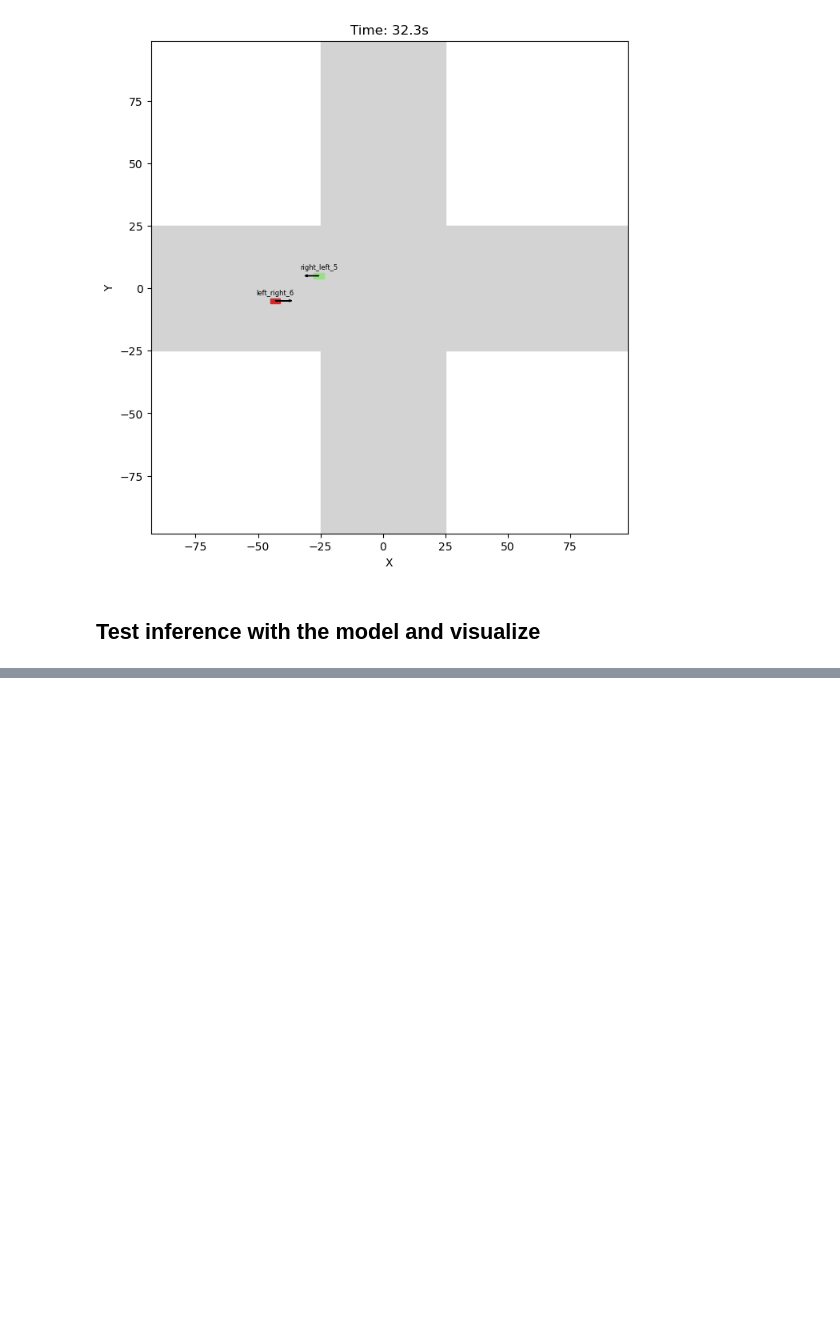
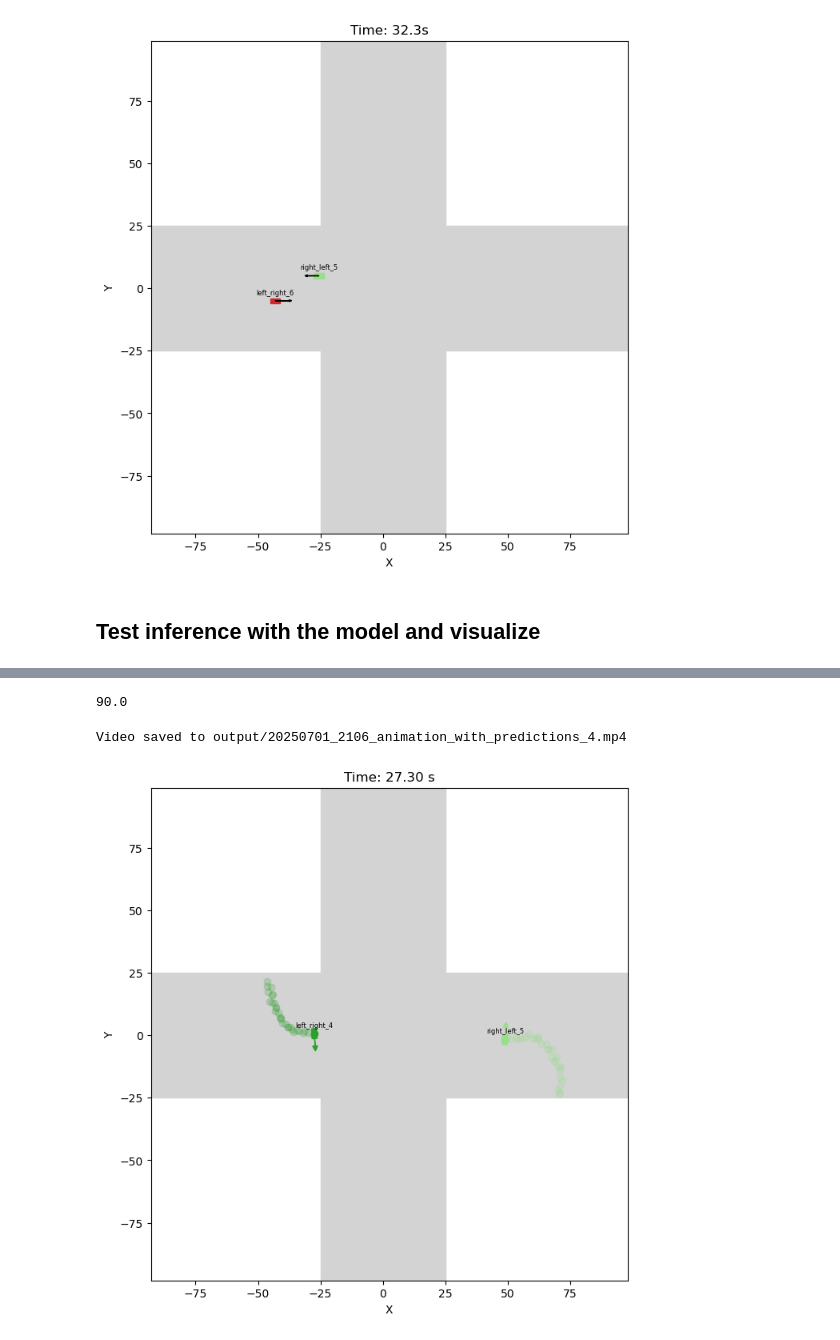
Before and after one commit to Dani13vg/Multi_Agent_Intersection, a Jupyter notebook: data_visualization.ipynb, the cells around one changed output, grey strips where cells are left out. Cells and saved outputs as stored; diff of their text form; code cells hidden in the pictures; blank space fills up the shorter version.

```diff
--- a/data_visualization.ipynb
+++ b/data_visualization.ipynb
@@ -338,13 +123,0 @@ def run_model(b):
-# %%
-with torch.no_grad():
-    for batch in loader:
-        batch = batch.to(device)
-        pred = run_model(batch)               # (V, 30, 2)  from the notebook
-    visualize_prediction_video(
-        pred_xy=pred,
-        batch=batch,
-        dt=0.1,               # step from utils.config
-        road_img="map_binary_images/simple_separate_10m_binary.png",    # or None
-        output_path="model_prediction.mp4",
-        interval_ms=200                       # slow playback
-    )
@@ -358,6 +123,0 @@ DataBatch(x=[4, 7], edge_index=[2, 8], y=[4, 180], t=[2], weights=[4], batch=[4]
-# %%
-# ----- Run inference -----
-with torch.no_grad():
-    for batch in loader:
-        batch = batch.to(device)
-        out = model(batch.x[:,[0,1,4,5,6]], batch.edge_index)
@@ -582,0 +196,7 @@ Saved to intersection.mp4
+# %%
+p1 = (0, 0)
+p2 = (1, 0)     # heading east
+p3 = (1, 1)     # turn north
+print(np.rad2deg(update_angle(0, p1, p2, p3)))  # → 90°
+# %% [output]
+90.0
@@ -582,0 +369,23 @@ Saved to intersection.mp4
+# %%
+import datetime
+
+# --- data and weights paths ---
+csv_folder = 'csv/train_1k_simple_separate_10m'
+model_path = 'trained_params_archive/sumo_with_mpc_online_control/model_rot_gnn_mtl_np_sumo_0911_e3_1930.pth'
+device = torch.device("cuda" if torch.cuda.is_available() else "cpu")
+bg_img_path = 'simple_separate_10m_binary.png'
+output_video_path = f'output/{datetime.datetime.now().strftime("%Y%m%d_%H%M")}_animation_with_predictions_4.mp4'
+
+visualize_with_prediction(
+    csv_folder=csv_folder,
+    model_path=model_path,
+    output_video_path=output_video_path,
+    device=device,
+    interval_ms=100,
+    duration_sec=20,
+    background_path=None,
+    show_progress=True
+)
+# %% [output]
+Video saved to output/20250701_2106_animation_with_predictions_4.mp4
+[figure, added]
```
Also changed, not shown: parts of 18 cells of this notebook.
